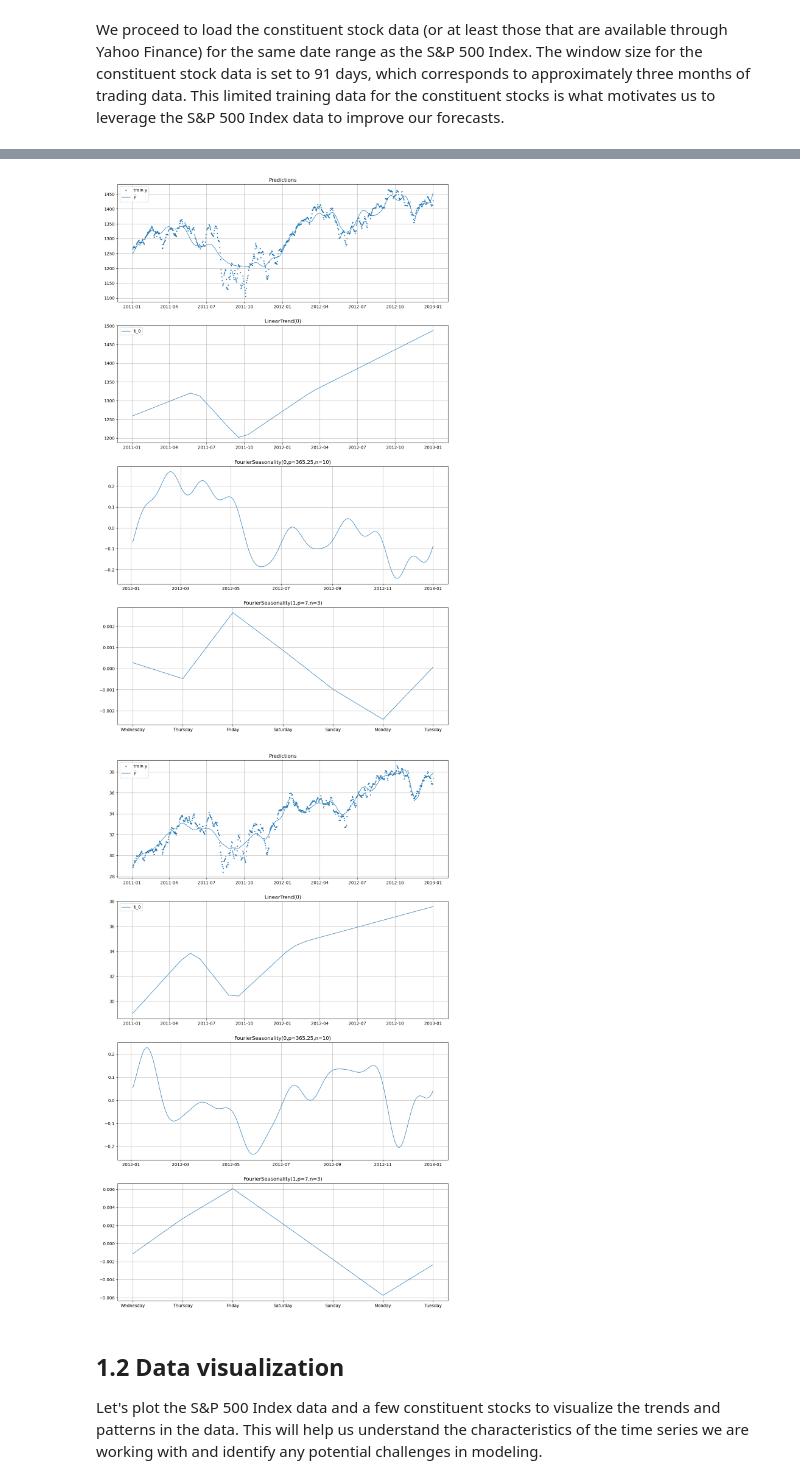
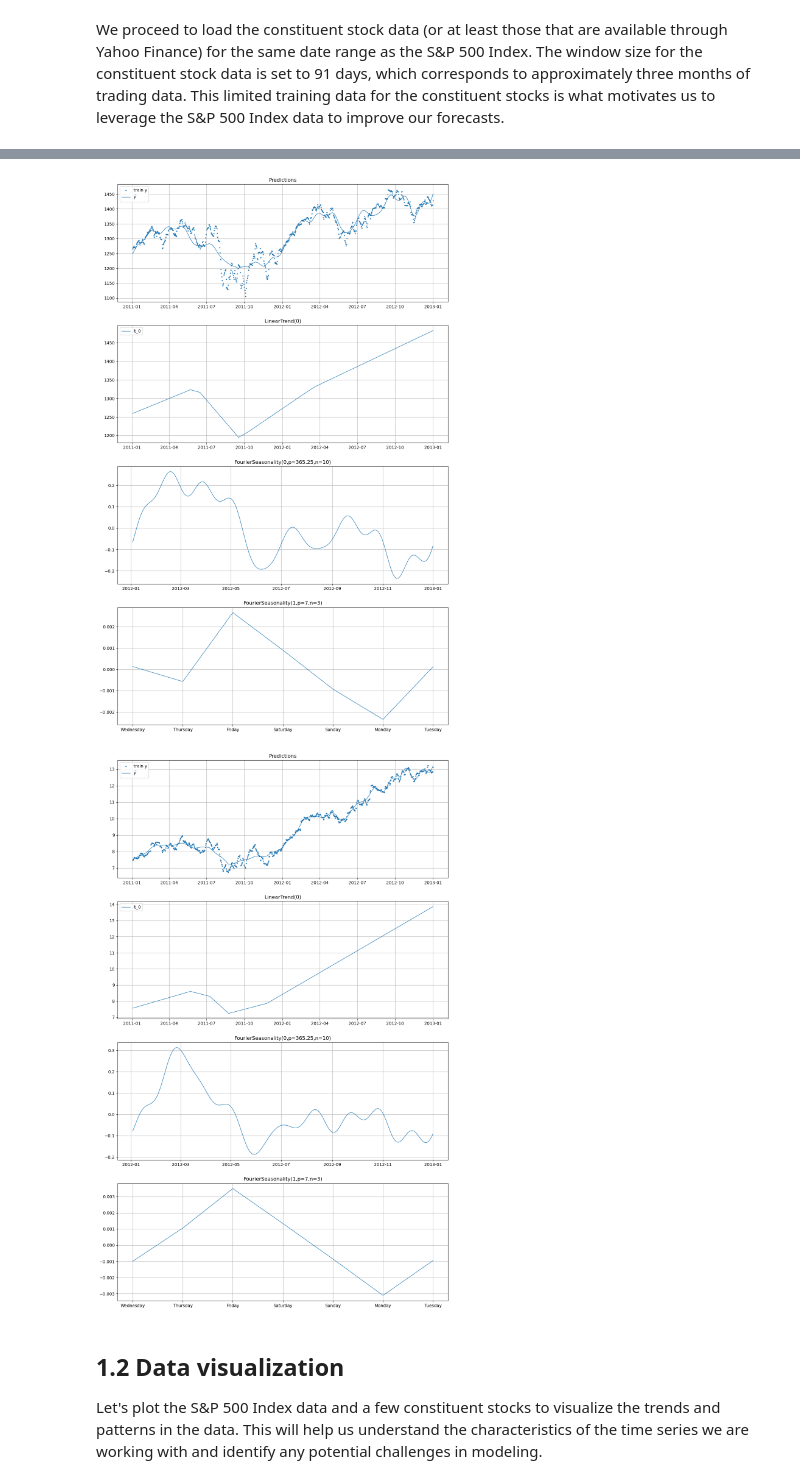
Before and after one commit to jovan-krajevski/vangja, a Jupyter notebook: docs/source/notebooks/02_case_stydy_stocks.ipynb, the cells around one changed output, grey strips where cells are left out. Drawn from its saved outputs; the diff is of its cells as text; code cells hidden in the pictures.

```diff
--- a/docs/source/notebooks/02_case_stydy_stocks.ipynb
+++ b/docs/source/notebooks/02_case_stydy_stocks.ipynb
@@ -136,7 +136,7 @@ Number of constituent stocks loaded: 2902.6483516483518
 # %%
 train_df = pd.concat([smp_train, stocks_train], ignore_index=True)
 ticker_series = train_df["series"].unique()
-mini_train_df = train_df[train_df["series"].isin(ticker_series[:10])]
+mini_train_df = train_df[train_df["series"].isin(ticker_series[::10])]
 print(mini_train_df["series"].unique())
 mini_train_df
 # %% [output]
@@ -179,12 +183,14 @@ model = LinearTrend(
     )
 )
 model.fit(
-    data=train_df,
+    data=mini_train_df,
     scaler="minmax",
     scale_mode="individual",
     sigma_pool_type="individual",
     method="mapx",
 )
+yhat = model.predict(365)
+model.plot(future=yhat, series="^GSPC")
 # %% [output]
 [interactive output not drawn]
 [interactive output not drawn]
@@ -246,10 +260,13 @@ array([[-1.        ,  0.23712795,  0.1122439 , -0.0195998 ,  0.09948882,
 # %%
-yhat = model.predict(horizon=365)
+# yhat = model.predict(horizon=365)
 model.plot(future=yhat, series="^GSPC")
-model.plot(future=yhat, series="ADP")
+model.plot(future=yhat, series="CMCSA")
+# model.plot(future=yhat, series="KMB")
+# model.plot(future=yhat, series="DLTR")
+# model.plot(future=yhat, series="PSX")
 # %% [output]
-[figure, old version]
+[figure, new version]
-[figure, old version]
+[figure, new version]
 # %% [markdown]
 ## 1.2 Data visualization
 
```
Also changed, not shown: parts of 11 cells of this notebook.
